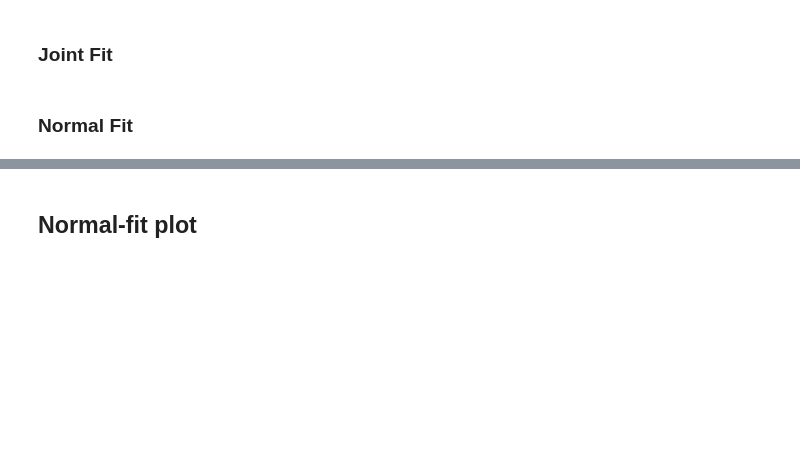
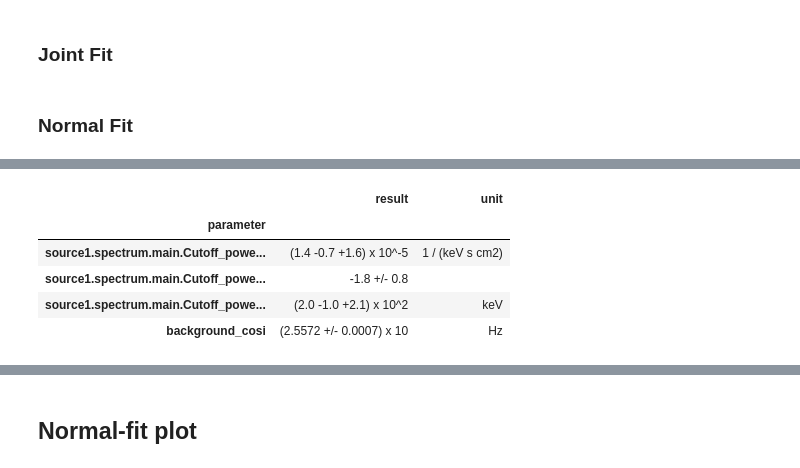
Before and after one commit to parshadkp/cosipy, a Jupyter notebook: docs/tutorials/spectral_fits/continuum_fit/AGN/NGC4151_Paper_Plots_TH.ipynb, the cells around one changed output, grey strips where cells are left out. Saved outputs shown, nothing was run; the diff lists cells and outputs as text; code cells hidden in the pictures; blank space fills up the shorter version.

```diff
--- a/docs/tutorials/spectral_fits/continuum_fit/AGN/NGC4151_Paper_Plots_TH.ipynb
+++ b/docs/tutorials/spectral_fits/continuum_fit/AGN/NGC4151_Paper_Plots_TH.ipynb
@@ -357,3 +357,89 @@ like_ec1000 = JointLikelihood(model_ec1000, plugins_ec1000, verbose = False)
 
 result = like.fit()
 result_ec1000 = like_ec1000.fit()
+
+
+# Explicit 24-month global fits (multiplier=8).  These are completed and
+# inspected before any 24-month bin-by-bin SED fit is requested.
+from astromodels import clone_model
+
+multiplier_4151_24m = 8
+exposure_4151_24m = multiplier_4151_24m * 3
+sc_orientation_24m = scale_spacecraft_livetime(
+    full_sc_orientation.apply_gti(source_gti),
+    multiplier_4151_24m,
+)
+
+bkg_24m = Histogram.open(
+    '/Users/parshadkp/Library/CloudStorage/OneDrive-ClemsonUniversity/'
+    'COSI/Software_Files/DC4_Files/Background/'
+    'Total_DC4_BG_3months_binned_data_filtered_with_SAAcut_'
+    'withSAAbck_NGC4151_60deg_fov_cut.hdf5'
+) * multiplier_4151_24m
+bkg_24m = bkg_24m.project('Em', 'Phi', 'PsiChi')
+
+NGC4151_ec200_24m = Histogram.open(
+    data_path / 'AGN_Data/GammaRay/Paper_Models/NGC4151_ec_200_DC4_COSI_cpl_60_fovCut.hdf5'
+) * multiplier_4151_24m
+NGC4151_ec200_24m.axes['Em'].axis_scale = bkg_24m.axes['Em'].axis_scale
+NGC4151_ec200_24m = NGC4151_ec200_24m.to(unit=bkg_24m.unit, update=False)
+NGC4151_ec200_bkg_24m = NGC4151_ec200_24m + bkg_24m
+
+NGC4151_ec1000_24m = Histogram.open(
+    data_path / 'AGN_Data/GammaRay/Paper_Models/NGC4151_ec_1000_DC4_COSI_cpl_60_fovCut.hdf5'
+) * multiplier_4151_24m
+NGC4151_ec1000_24m.axes['Em'].axis_scale = bkg_24m.axes['Em'].axis_scale
+NGC4151_ec1000_24m = NGC4151_ec1000_24m.to(unit=bkg_24m.unit, update=False)
+NGC4151_ec1000_bkg_24m = NGC4151_ec1000_24m + bkg_24m
+
+bkg_par_24m = Parameter(
+    'background_cosi_24m', 1.0, min_value=0.0, max_value=5.0, delta=0.05,
+    desc='Background parameter for the 24-month COSI fit',
+)
+bkg_par_ec1000_24m = Parameter(
+    'background_cosi_ec1000_24m', 1.0, min_value=0.0, max_value=5.0, delta=0.05,
+    desc='Background parameter for the 24-month COSI fit',
+)
+
+cosi_24m = COSIPlugin(
+    'cosi_24m',
+    dr=dr,
+    data=NGC4151_ec200_bkg_24m.project('Em', 'Phi', 'PsiChi'),
+    bkg=bkg_24m.project('Em', 'Phi', 'PsiChi'),
+    sc_orientation=sc_orientation_24m,
+    nuisance_param=bkg_par_24m,
+    earth_occ=True,
+)
+cosi_ec1000_24m = COSIPlugin(
+    'cosi_ec1000_24m',
+    dr=dr,
+    data=NGC4151_ec1000_bkg_24m.project('Em', 'Phi', 'PsiChi'),
+    bkg=bkg_24m.project('Em', 'Phi', 'PsiChi'),
+    sc_orientation=sc_orientation_24m,
+    nuisance_param=bkg_par_ec1000_24m,
+    earth_occ=True,
+)
+
+model_24m = clone_model(like.results.optimized_model)
+model_ec1000_24m = clone_model(like_ec1000.results.optimized_model)
+# Cloned ThreeML result models retain the original plugin nuisance parameter.
+# Remove it before JointLikelihood adds the new 24-month background scale;
+# otherwise Minuit sees two degenerate background parameters and Hesse fails.
+model_24m.remove_external_parameter(bkg_par.name)
+model_ec1000_24m.remove_external_parameter(bkg_par_ec1000.name)
+like_24m = JointLikelihood(model_24m, DataList(cosi_24m), verbose=False)
+like_ec1000_24m = JointLikelihood(
+    model_ec1000_24m, DataList(cosi_ec1000_24m), verbose=False,
+)
+result_24m = like_24m.fit()
+result_ec1000_24m = like_ec1000_24m.fit()
+
+print('3-month E_c=200 keV global fit')
+like.results.display()
+print('3-month E_c=1000 keV global fit')
+like_ec1000.results.display()
+print('24-month E_c=200 keV global fit')
+like_24m.results.display()
+print('24-month E_c=1000 keV global fit')
+like_ec1000_24m.results.display()
+# %% [output]
@@ -359,0 +449,6 @@ result_ec1000 = like_ec1000.fit()
+|  | result | unit |
+| parameter |  |  |
+| source1.spectrum.main.Cutoff_powe... | (1.4 -0.7 +1.6) x 10^-5 | 1 / (keV s cm2) |
+| source1.spectrum.main.Cutoff_powe... | -1.8 +/- 0.8 |  |
+| source1.spectrum.main.Cutoff_powe... | (2.0 -1.0 +2.1) x 10^2 | keV |
+| background_cosi | (2.5572 +/- 0.0007) x 10 | Hz |
```
Also changed, not shown: parts of 10 cells of this notebook, 13 other files.
